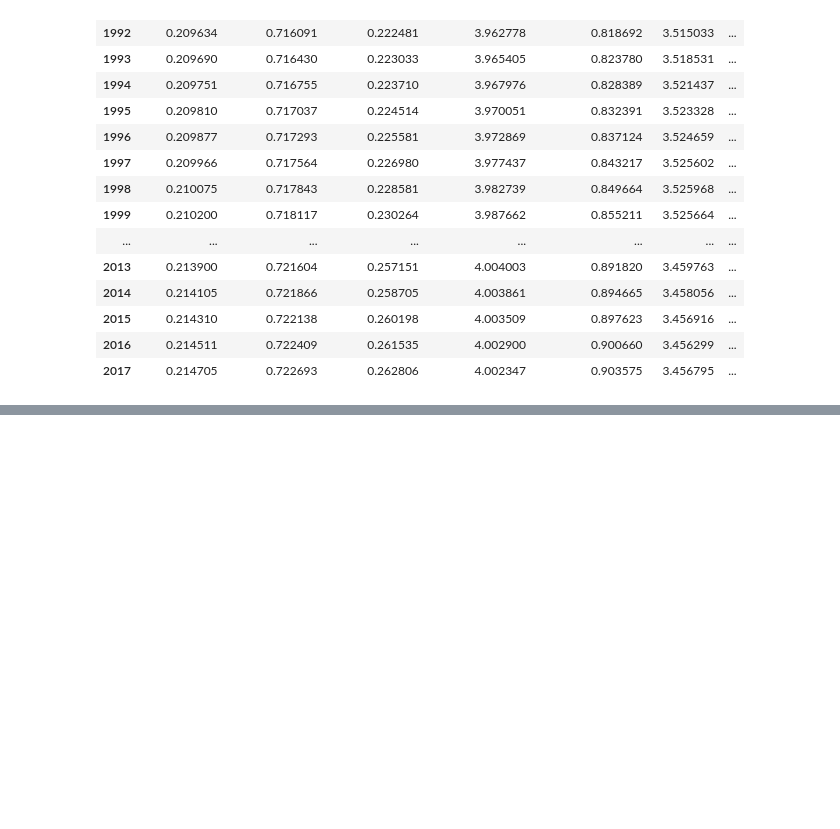
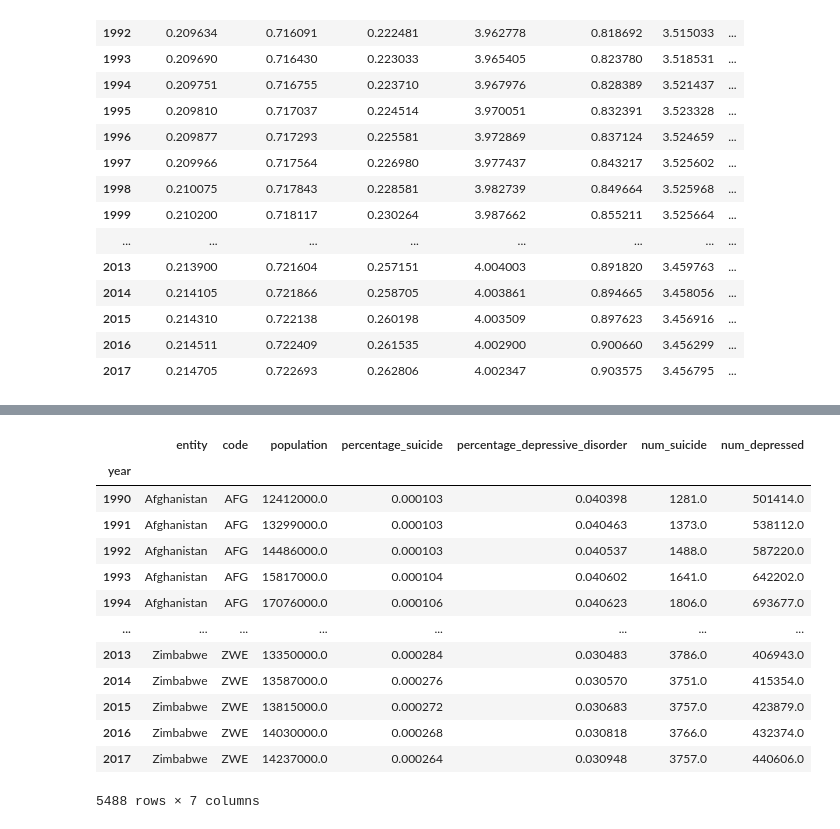
Before and after one commit to caroline-miller0921/project_pharmaceutical_sales, a Jupyter notebook: wrangle_2.ipynb, the cells around one changed output, grey strips where cells are left out. Drawn from its saved outputs; the diff is of its cells as text; code cells hidden in the pictures; blank space fills up the shorter version.

```diff
--- a/wrangle_2.ipynb
+++ b/wrangle_2.ipynb
@@ -395,0 +412,17 @@ There are 924, 11.99%, null values in population
+# %%
+rates_df
+# %% [output]
+|  | entity | code | population | percentage_suicide | percentage_depressive_disorder | num_suicide | num_depressed |
+| year |  |  |  |  |  |  |  |
+| 1990 | Afghanistan | AFG | 12412000.0 | 0.000103 | 0.040398 | 1281.0 | 501414.0 |
+| 1991 | Afghanistan | AFG | 13299000.0 | 0.000103 | 0.040463 | 1373.0 | 538112.0 |
+| 1992 | Afghanistan | AFG | 14486000.0 | 0.000103 | 0.040537 | 1488.0 | 587220.0 |
+| 1993 | Afghanistan | AFG | 15817000.0 | 0.000104 | 0.040602 | 1641.0 | 642202.0 |
+| 1994 | Afghanistan | AFG | 17076000.0 | 0.000106 | 0.040623 | 1806.0 | 693677.0 |
+| ... | ... | ... | ... | ... | ... | ... | ... |
+| 2013 | Zimbabwe | ZWE | 13350000.0 | 0.000284 | 0.030483 | 3786.0 | 406943.0 |
+| 2014 | Zimbabwe | ZWE | 13587000.0 | 0.000276 | 0.030570 | 3751.0 | 415354.0 |
+| 2015 | Zimbabwe | ZWE | 13815000.0 | 0.000272 | 0.030683 | 3757.0 | 423879.0 |
+| 2016 | Zimbabwe | ZWE | 14030000.0 | 0.000268 | 0.030818 | 3766.0 | 432374.0 |
+| 2017 | Zimbabwe | ZWE | 14237000.0 | 0.000264 | 0.030948 | 3757.0 | 440606.0 |
+5488 rows × 7 columns
```
Also changed, not shown: parts of 10 cells of this notebook, 4 other files.
